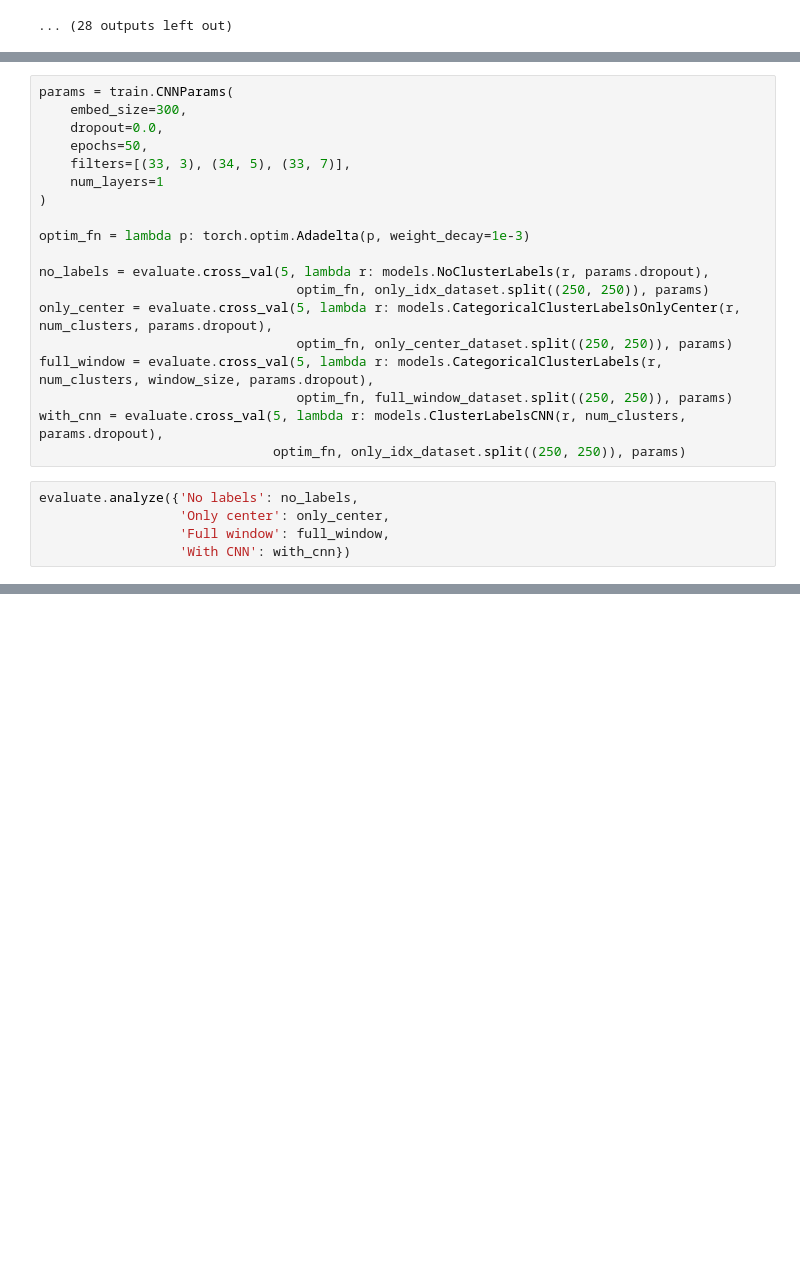
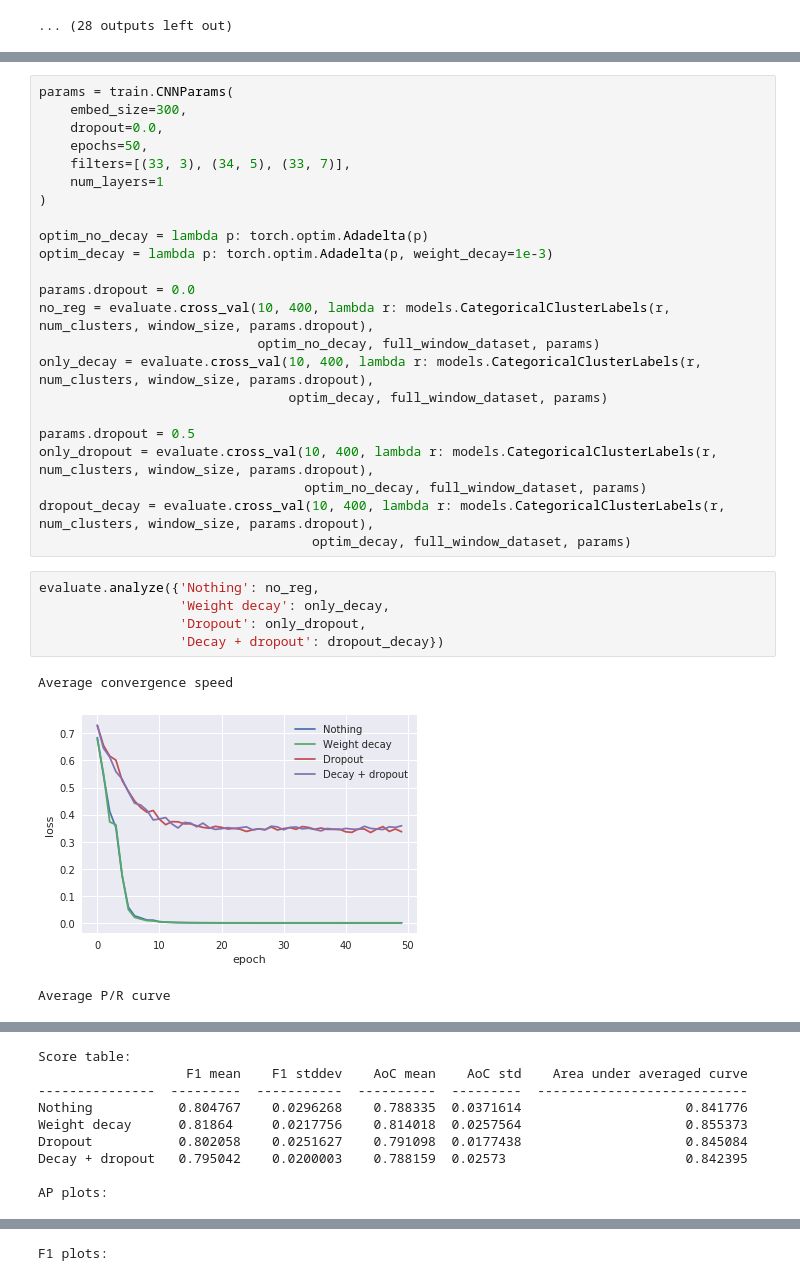
Before and after one commit to maarten990/masterthesis, a Jupyter notebook: experiments.ipynb, the cells around one changed output, grey strips where cells are left out. Drawn from its saved outputs; the diff is of its cells as text; blank space fills up the shorter version.

```diff
--- a/experiments.ipynb
+++ b/experiments.ipynb
@@ -144,18 +144,26 @@ params = train.CNNParams(
     num_layers=1
 )
 
-optim_fn = lambda p: torch.optim.Adadelta(p, weight_decay=1e-3)
+optim_no_decay = lambda p: torch.optim.Adadelta(p)
+optim_decay = lambda p: torch.optim.Adadelta(p, weight_decay=1e-3)
 
-no_labels = evaluate.cross_val(5, lambda r: models.NoClusterLabels(r, params.dropout),
-                                 optim_fn, only_idx_dataset.split((250, 250)), params)
-only_center = evaluate.cross_val(5, lambda r: models.CategoricalClusterLabelsOnlyCenter(r, num_clusters, params.dropout),
-                                 optim_fn, only_center_dataset.split((250, 250)), params)
-full_window = evaluate.cross_val(5, lambda r: models.CategoricalClusterLabels(r, num_clusters, window_size, params.dropout),
-                                 optim_fn, full_window_dataset.split((250, 250)), params)
-with_cnn = evaluate.cross_val(5, lambda r: models.ClusterLabelsCNN(r, num_clusters, params.dropout),
-                              optim_fn, only_idx_dataset.split((250, 250)), params)
+params.dropout = 0.0
+no_reg = evaluate.cross_val(10, 400, lambda r: models.CategoricalClusterLabels(r, num_clusters, window_size, params.dropout),
+                            optim_no_decay, full_window_dataset, params)
+only_decay = evaluate.cross_val(10, 400, lambda r: models.CategoricalClusterLabels(r, num_clusters, window_size, params.dropout),
+                                optim_decay, full_window_dataset, params)
+
+params.dropout = 0.5
+only_dropout = evaluate.cross_val(10, 400, lambda r: models.CategoricalClusterLabels(r, num_clusters, window_size, params.dropout),
+                                  optim_no_decay, full_window_dataset, params)
+dropout_decay = evaluate.cross_val(10, 400, lambda r: models.CategoricalClusterLabels(r, num_clusters, window_size, params.dropout),
+                                   optim_decay, full_window_dataset, params)
-# %%
-evaluate.analyze({'No labels': no_labels,
-                  'Only center': only_center,
-                  'Full window': full_window,
-                  'With CNN': with_cnn})
+# %%
+evaluate.analyze({'Nothing': no_reg,
+                  'Weight decay': only_decay,
+                  'Dropout': only_dropout,
+                  'Decay + dropout': dropout_decay})
+# %% [output]
+Average convergence speed
+[figure, added]
+Average P/R curve
@@ -161,0 +171,9 @@ evaluate.analyze({'No labels': no_labels,
+Score table:
+                   F1 mean    F1 stddev    AoC mean    AoC std    Area under averaged curve
+---------------  ---------  -----------  ----------  ---------  ---------------------------
+Nothing           0.804767    0.0296268    0.788335  0.0371614                     0.841776
+Weight decay      0.81864     0.0217756    0.814018  0.0257564                     0.855373
+Dropout           0.802058    0.0251627    0.791098  0.0177438                     0.845084
+Decay + dropout   0.795042    0.0200003    0.788159  0.02573                       0.842395
+
+AP plots:
@@ -161,0 +182 @@ evaluate.analyze({'No labels': no_labels,
+F1 plots:
```
Also changed, not shown: parts of 4 cells of this notebook.
